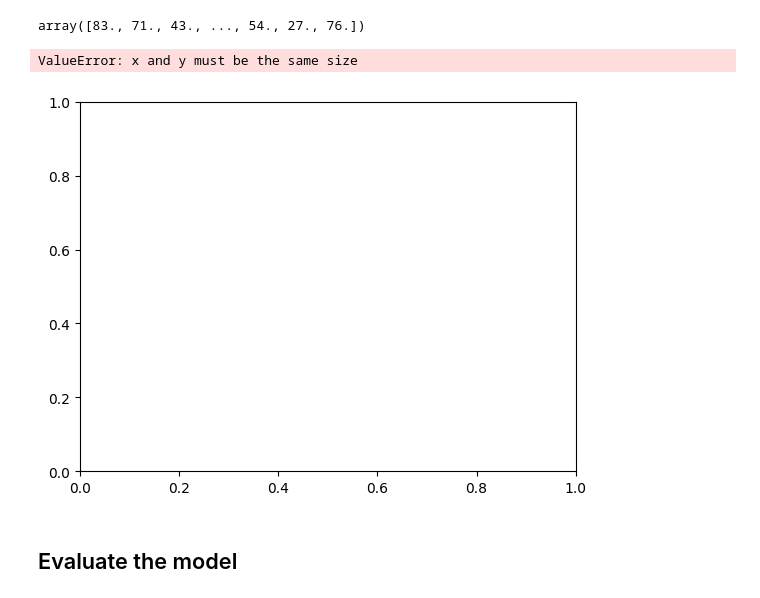
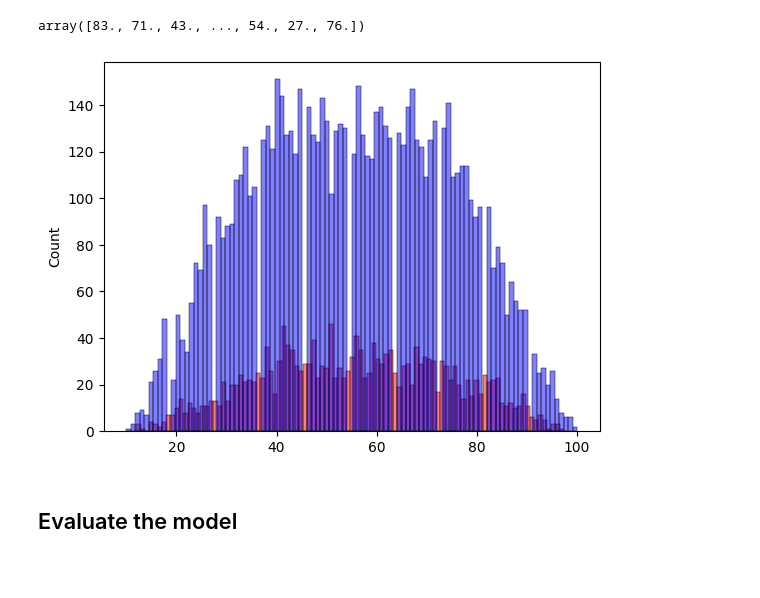
Before and after one commit to RamadeviKN/Student-Performance-Analysis-Using-Machine-Learning, a Jupyter notebook: Regression/student_performance_ml_regression.ipynb, the cells around one changed output. Saved outputs shown, nothing was run; the diff lists cells and outputs as text; code cells hidden in the pictures; blank space fills up the shorter version.

```diff
--- a/Regression/student_performance_ml_regression.ipynb
+++ b/Regression/student_performance_ml_regression.ipynb
@@ -70,18 +70,14 @@ y_train
  [25.89718776 27.        ]
  [18.82598463 21.        ]]
 array([83., 71., 43., ..., 54., 27., 76.])
-# %%
-plt.scatter(X_train, y_train.reshape(-1,1), color='red', label='Actual Training Data')
-##plt.plot(X_train_sorted, y_train_pred_sorted, color='blue', label='Polynomial Regression Model')
-plt.plot(X_train, y_pred, color='blue', label='Polynomial Regression Model')
-plt.title('Multiple Linear Regression: Hours Studied vs. Score')
-plt.xlabel('Hours Studied')
-plt.ylabel('Score')
-plt.legend()
-plt.show()
-# %% [output]
-ValueError: x and y must be the same size
-[figure, removed]
+# %%
+# Plot the predictions and the real values
+import seaborn as sns
+sns.histplot(y_pred, color='red', alpha=0.5, bins=50)
+sns.histplot(y_train, color='blue', alpha=0.5, bins=50)
+plt.show()
+# %% [output]
+[figure, added]
 # %% [markdown]
 ## Evaluate the model
 # %%
```
